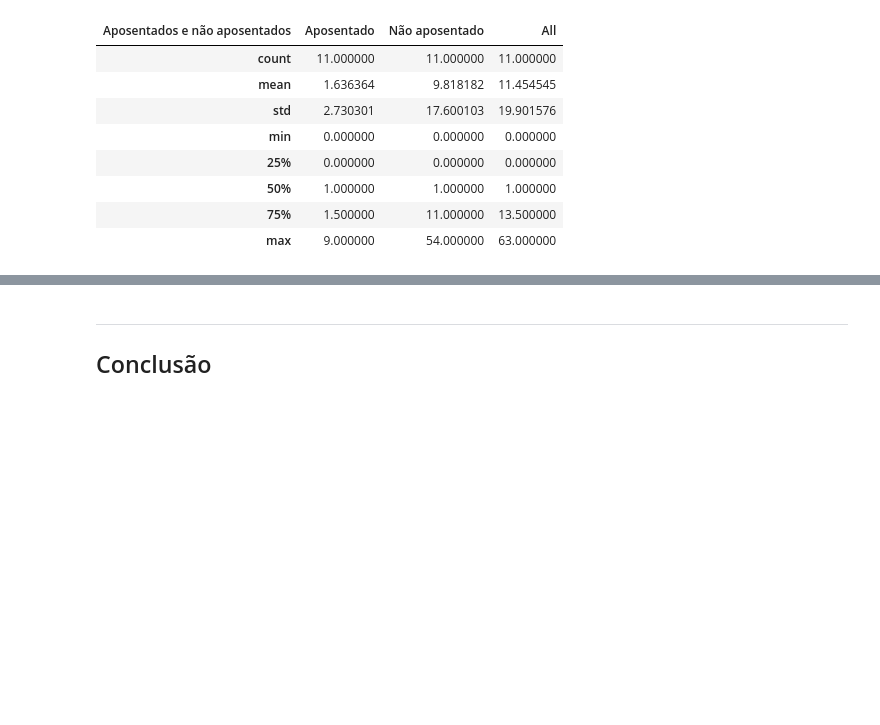
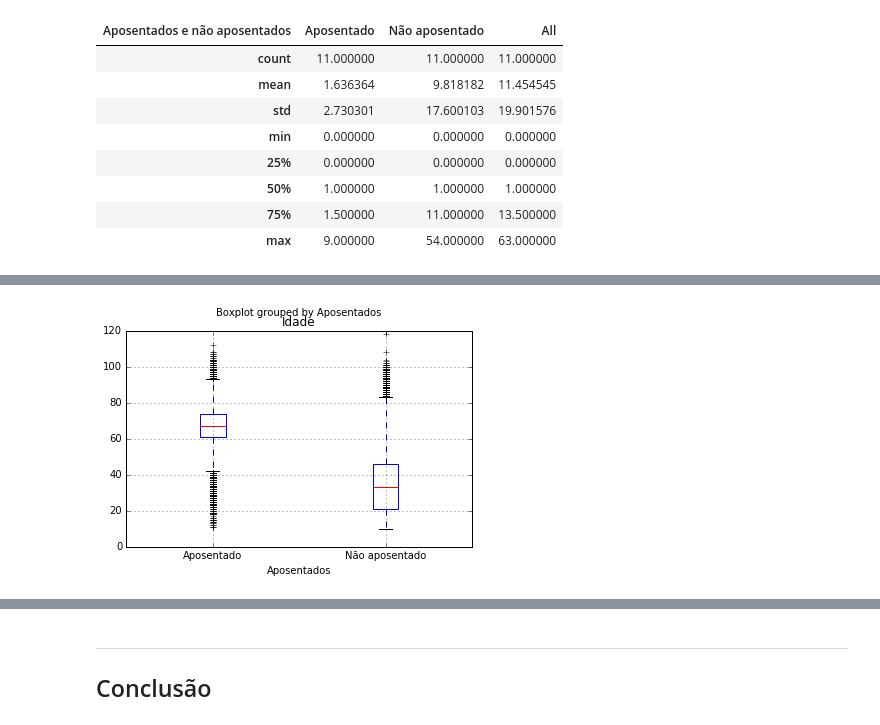
Before and after one commit to brunodratcu/CD, a Jupyter notebook: Projeto1/Projeto1 Layout.ipynb, the cells around one changed output, grey strips where cells are left out. Cells and saved outputs as stored; diff of their text form; code cells hidden in the pictures; blank space fills up the shorter version.

```diff
--- a/Projeto1/Projeto1 Layout.ipynb
+++ b/Projeto1/Projeto1 Layout.ipynb
@@ -515,6 +517,8 @@ min      0.000000e+00
 max      1.000000e+12
 Name: Rendimento, dtype: float64
 # %%
-escolhas.boxplot(column=renda_adultos, by="Regiões")
+escolhas.boxplot(column="Idade", by="Aposentados")
 plt.show()
+# %% [output]
+[figure, added]
 # %%
```
Also changed, not shown: parts of 9 cells of this notebook.
